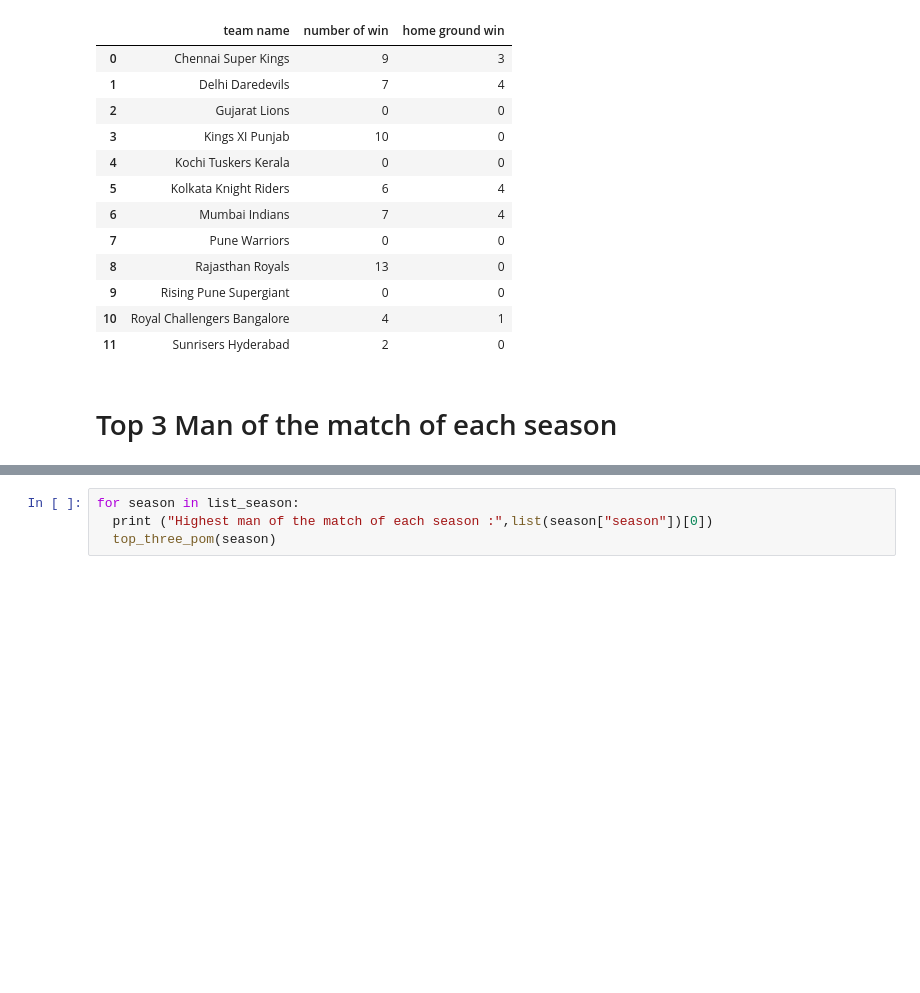
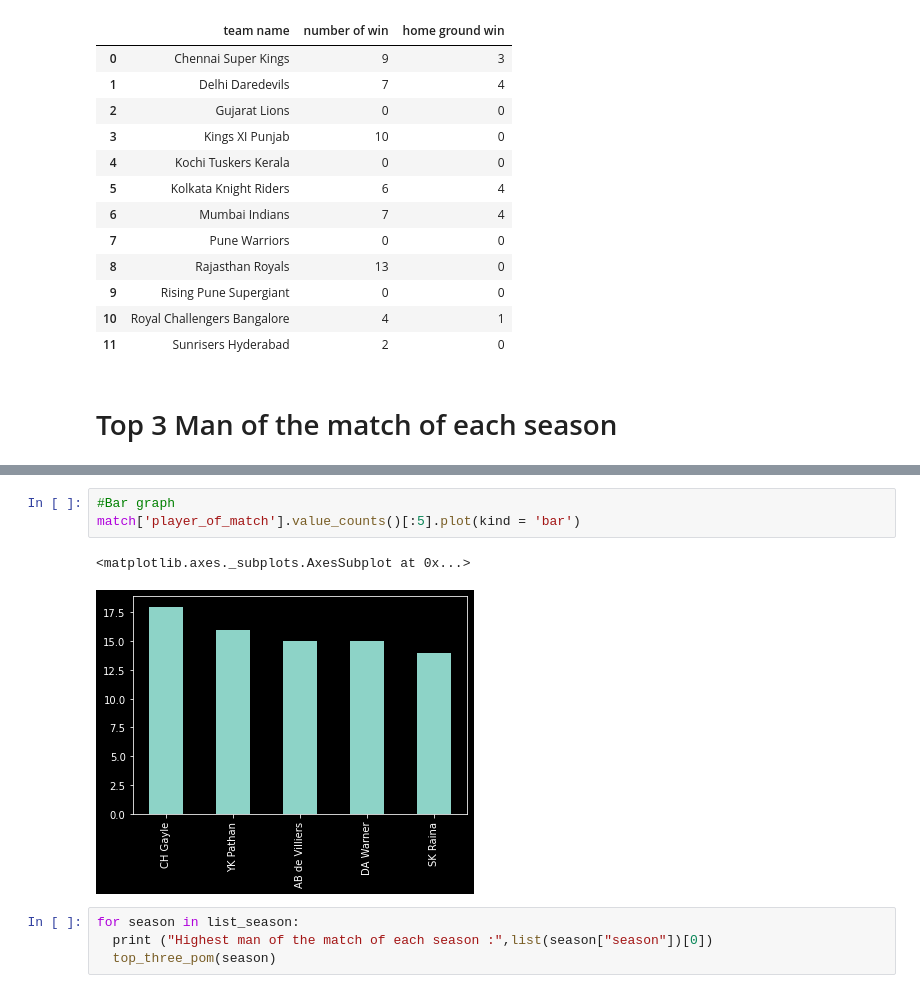
Before and after one commit to Aiant1/Data_Analysis_Projects, a Jupyter notebook: Indian_Premier_League_Data_analysis.ipynb, the cells around one changed output, grey strips where cells are left out. Saved outputs shown, nothing was run; the diff lists cells and outputs as text; blank space fills up the shorter version.

```diff
--- a/Indian_Premier_League_Data_analysis.ipynb
+++ b/Indian_Premier_League_Data_analysis.ipynb
@@ -332,4 +332,10 @@ Hight man of the match of all seasons from 2007 to 2017
 [interactive output not drawn]
+# %%
+#Bar graph
+match['player_of_match'].value_counts()[:5].plot(kind = 'bar')
+# %% [output]
+<matplotlib.axes._subplots.AxesSubplot at 0x...>
+[figure, added]
 # %%
 for season in list_season:
   print ("Highest man of the match of each season :",list(season["season"])[0])
```
Also changed, not shown: parts of 4 cells of this notebook.
